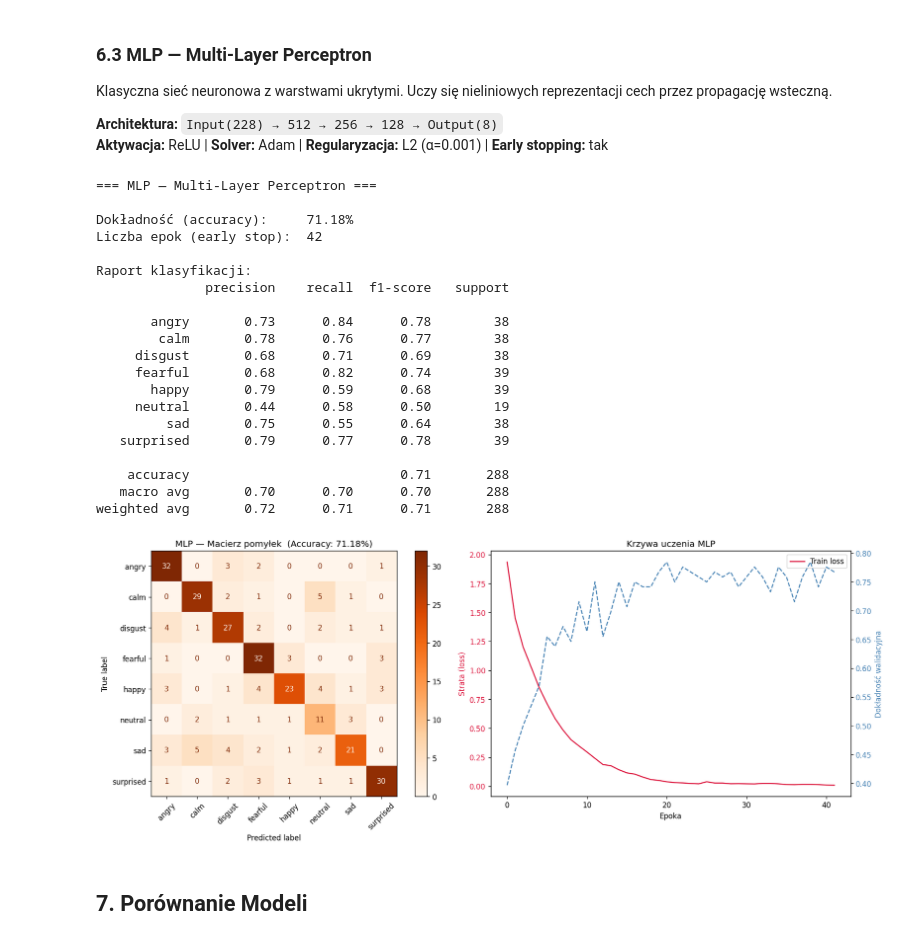
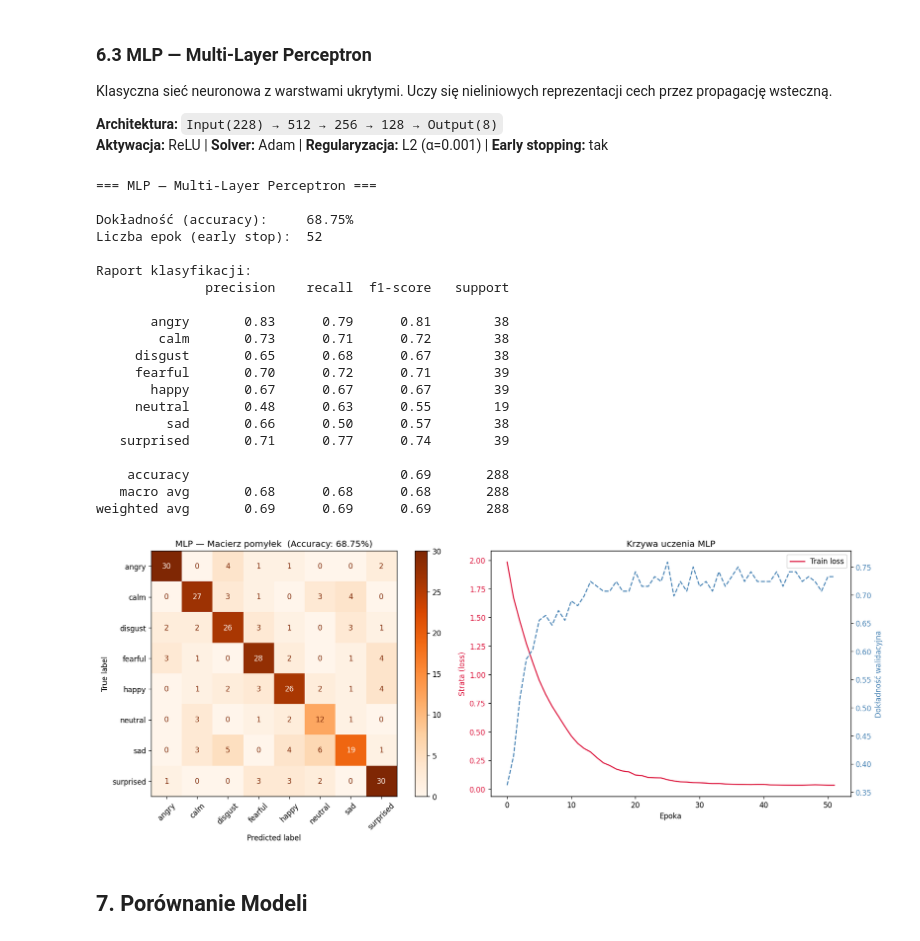
Before and after one commit to wrosky/Acustic_Signal_Project, a Jupyter notebook: proj.ipynb, the cells around one changed output. Cells and saved outputs as stored; diff of their text form; code cells hidden in the pictures.

```diff
--- a/proj.ipynb
+++ b/proj.ipynb
@@ -375,7 +383,14 @@ SVM szuka hiperpłaszczyzny maksymalizującej margines między klasami w przestr
 # %%
 print('=== Support Vector Machine (SVM) ===\n')
 
-svm = SVC(kernel='rbf', C=10, gamma='scale', probability=True, random_state=42)
+svm = SVC(
+    kernel='rbf',
+    C=100,
+    gamma='scale',
+    probability=True,
+    class_weight='balanced',
+    random_state=42
+)
 svm.fit(X_train_sc, y_train)
 
 y_pred_svm = svm.predict(X_test_sc)
@@ -426,8 +441,15 @@ Random Forest to ensemble drzew decyzyjnych. Każde drzewo trenowane jest na los
 # %%
 print('=== Random Forest ===\n')
 
-rf = RandomForestClassifier(n_estimators=300, max_depth=None,
-                            random_state=42, n_jobs=-1)
+rf = RandomForestClassifier(
+    n_estimators=500,
+    max_depth=25,
+    min_samples_leaf=2,
+    max_features='sqrt',
+    class_weight='balanced',
+    random_state=42,
+    n_jobs=-1
+)
 rf.fit(X_train_sc, y_train)
 
 y_pred_rf = rf.predict(X_test_sc)
@@ -493,16 +515,18 @@ Klasyczna sieć neuronowa z warstwami ukrytymi. Uczy się nieliniowych reprezent
 print('=== MLP — Multi-Layer Perceptron ===\n')
 
 mlp = MLPClassifier(
-    hidden_layer_sizes=(512, 256, 128),
+    hidden_layer_sizes=(256, 128, 64),
     activation='relu',
     solver='adam',
-    alpha=0.001,
+    alpha=0.005,
     learning_rate='adaptive',
-    max_iter=500,
+    learning_rate_init=0.0005,
+    batch_size=64,
+    max_iter=600,
     random_state=42,
     early_stopping=True,
     validation_fraction=0.1,
-    n_iter_no_change=20,
+    n_iter_no_change=25,
     verbose=False
 )
 mlp.fit(X_train_sc, y_train)
@@ -521,47 +545,47 @@ fig, axes = plt.subplots(1, 2, figsize=(16, 6))
 cm_mlp = confusion_matrix(y_test, y_pred_mlp)
 ConfusionMatrixDisplay(cm_mlp, display_labels=le.classes_).plot(
     ax=axes[0], cmap='Oranges', colorbar=True, values_format='d'
 )
 axes[0].set_title(f'MLP — Macierz pomyłek  (Accuracy: {acc_mlp*100:.2f}%)', fontsize=12)
 axes[0].tick_params(axis='x', rotation=45)
 
 axes[1].plot(mlp.loss_curve_, color='crimson', label='Train loss')
 if mlp.validation_scores_ is not None:
     ax2 = axes[1].twinx()
     ax2.plot(mlp.validation_scores_, color='steelblue', linestyle='--', label='Val accuracy')
     ax2.set_ylabel('Dokładność walidacyjna', color='steelblue')
     ax2.tick_params(axis='y', labelcolor='steelblue')
 axes[1].set_xlabel('Epoka')
 axes[1].set_ylabel('Strata (loss)', color='crimson')
 axes[1].tick_params(axis='y', labelcolor='crimson')
 axes[1].set_title('Krzywa uczenia MLP')
 axes[1].legend(loc='upper right')
 
 plt.tight_layout()
 plt.savefig(os.path.join(BASE_DIR, 'mlp_results.png'), bbox_inches='tight')
 plt.show()
 # %% [output]
 === MLP — Multi-Layer Perceptron ===
 
-Dokładność (accuracy):     71.18%
-Liczba epok (early stop):  42
+Dokładność (accuracy):     68.75%
+Liczba epok (early stop):  52
 
 Raport klasyfikacji:
               precision    recall  f1-score   support
 
-       angry       0.73      0.84      0.78        38
-        calm       0.78      0.76      0.77        38
-     disgust       0.68      0.71      0.69        38
-     fearful       0.68      0.82      0.74        39
-       happy       0.79      0.59      0.68        39
-     neutral       0.44      0.58      0.50        19
-         sad       0.75      0.55      0.64        38
-   surprised       0.79      0.77      0.78        39
+       angry       0.83      0.79      0.81        38
+        calm       0.73      0.71      0.72        38
+     disgust       0.65      0.68      0.67        38
+     fearful       0.70      0.72      0.71        39
+       happy       0.67      0.67      0.67        39
+     neutral       0.48      0.63      0.55        19
+         sad       0.66      0.50      0.57        38
+   surprised       0.71      0.77      0.74        39
 
-    accuracy                           0.71       288
-   macro avg       0.70      0.70      0.70       288
-weighted avg       0.72      0.71      0.71       288
+    accuracy                           0.69       288
+   macro avg       0.68      0.68      0.68       288
+weighted avg       0.69      0.69      0.69       288
-[figure, old version]
+[figure, new version]
 # %% [markdown]
 ## 7. Porównanie Modeli
 # %%
```
Also changed, not shown: parts of 8 cells of this notebook, 11 other files.
